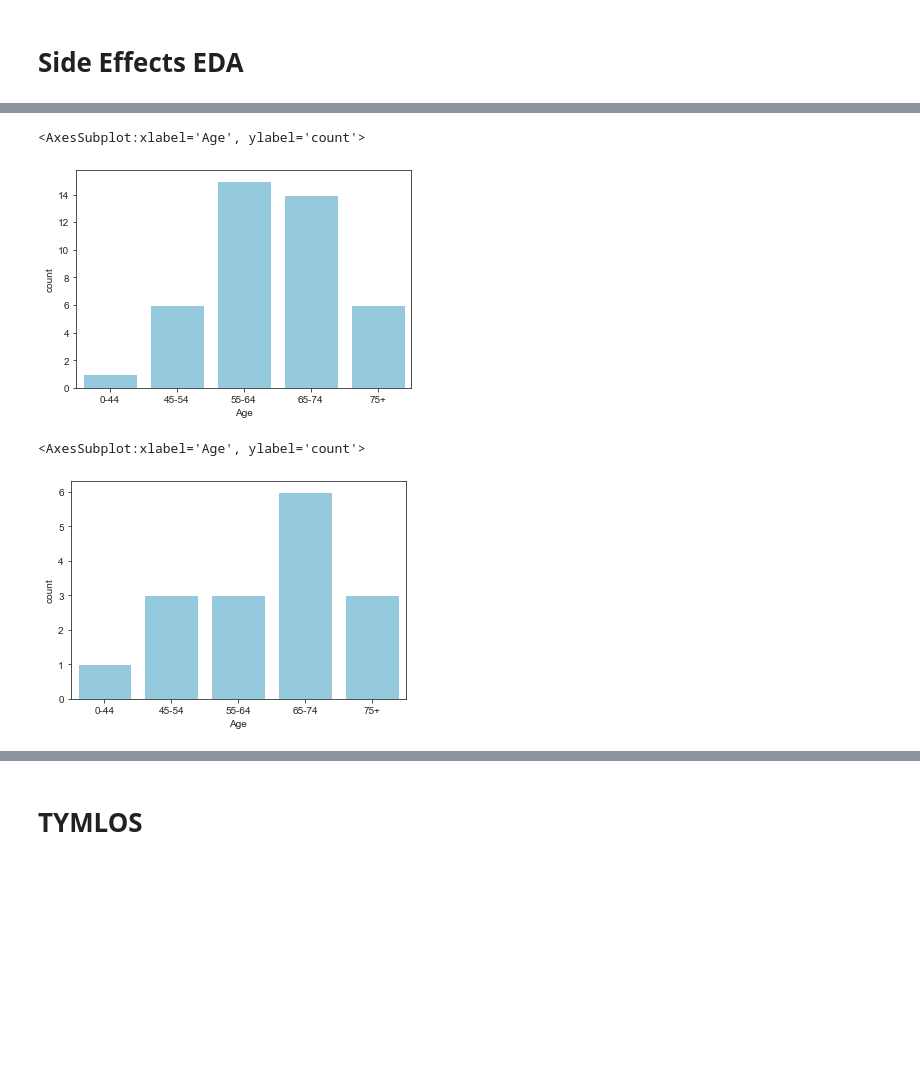
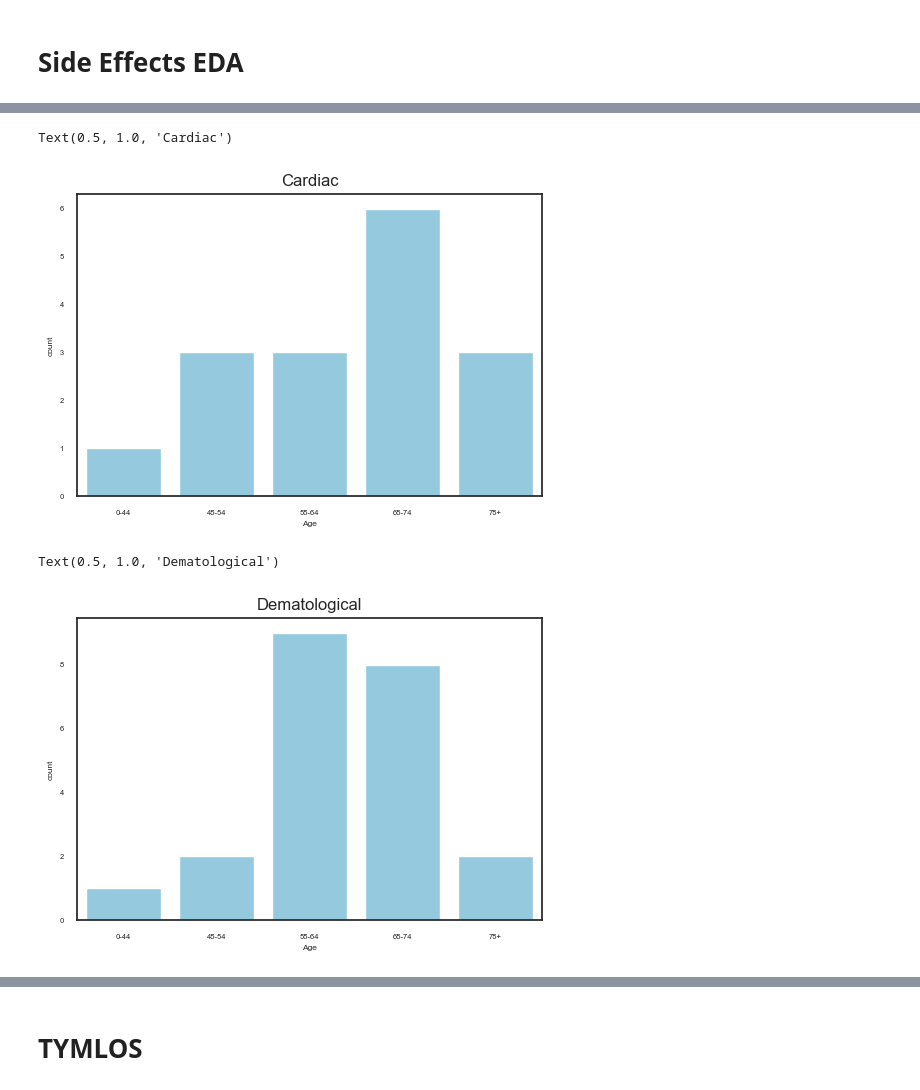
Before and after one commit to woonsupkim/DrugReview, a Jupyter notebook: Woon_after_Classification.ipynb, the cells around one changed output, grey strips where cells are left out. Drawn from its saved outputs; the diff is of its cells as text; code cells hidden in the pictures; blank space fills up the shorter version.

```diff
--- a/Woon_after_Classification.ipynb
+++ b/Woon_after_Classification.ipynb
@@ -438,3 +438,10 @@ df_derma = df_side_effects[df_side_effects['dermatological'] == 1]
 df_resp = df_side_effects[df_side_effects['respiratory'] == 1]
 df_weight = df_side_effects[df_side_effects['weight'] == 1]
 df_headache = df_side_effects[df_side_effects['headache'] == 1]
+# %%
+sns.set(rc={"figure.dpi":100, 'savefig.dpi':100},
+        font_scale=0.5,
+        style="white"
+        )
+sns.countplot(x = 'Age', data = df_limb, color = 'skyblue', order=["0-44", "45-54", "55-64", "65-74", "75+"])
+plt.title('Limb Pain', fontsize=12)
@@ -451,13 +463,13 @@ sns.countplot(x = 'Age', data = df_gastro, color = 'skyblue', order=["0-44", "45
 # %%
-
-sns.countplot(x = 'Age', data = df_dental, color = 'skyblue', order=["0-44", "45-54", "55-64", "65-74", "75+"])
+sns.countplot(x = 'Age', data = df_cardiac, color = 'skyblue', order=["0-44", "45-54", "55-64", "65-74", "75+"])
+plt.title('Cardiac', fontsize=12)
 # %% [output]
-<AxesSubplot:xlabel='Age', ylabel='count'>
+Text(0.5, 1.0, 'Cardiac')
-[figure, old version]
+[figure, new version]
 # %%
-
-sns.countplot(x = 'Age', data = df_cardiac, color = 'skyblue', order=["0-44", "45-54", "55-64", "65-74", "75+"])
+sns.countplot(x = 'Age', data = df_derma, color = 'skyblue', order=["0-44", "45-54", "55-64", "65-74", "75+"])
+plt.title('Dematological', fontsize=12)
 # %% [output]
-<AxesSubplot:xlabel='Age', ylabel='count'>
+Text(0.5, 1.0, 'Dematological')
-[figure, old version]
+[figure, new version]
 # %%
```
Also changed, not shown: parts of 10 cells of this notebook.
